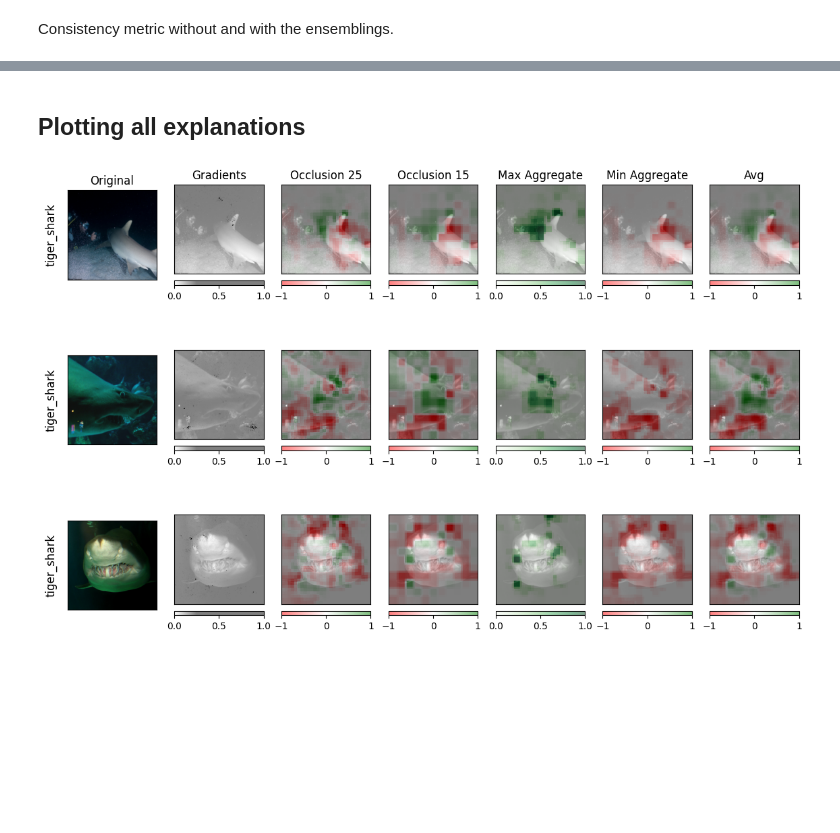
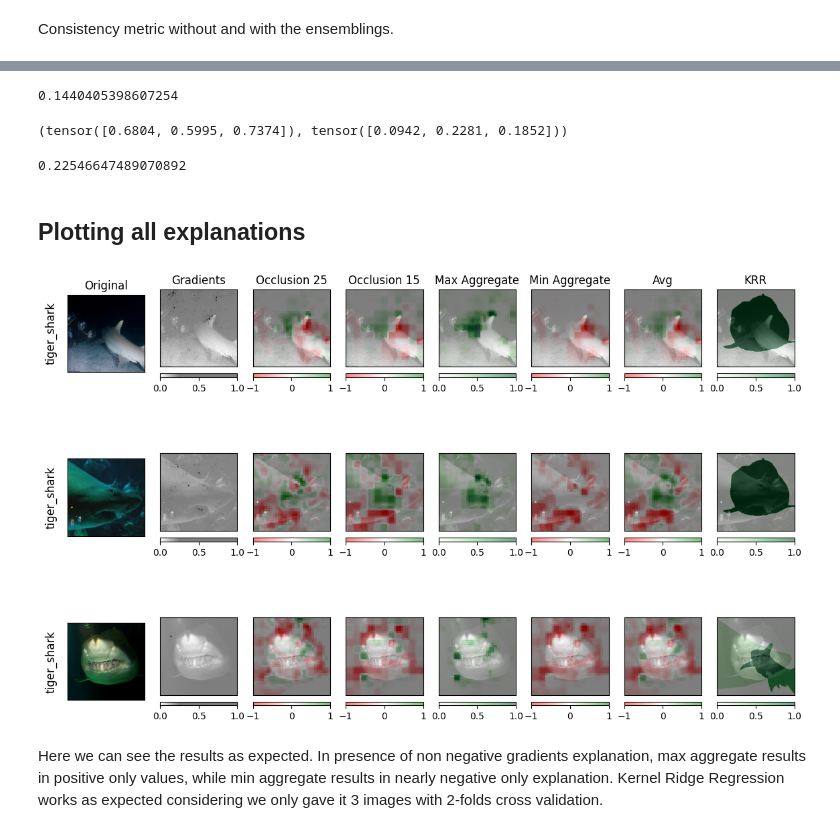
Before and after one commit to MattS0000/XAI_ensemblings_BS_MS, a Jupyter notebook: docs/Example_notebook.ipynb, the cells around one changed output, grey strips where cells are left out. Cells and saved outputs as stored; diff of their text form; code cells hidden in the pictures; blank space fills up the shorter version.

```diff
--- a/docs/Example_notebook.ipynb
+++ b/docs/Example_notebook.ipynb
@@ -258,3 +250,17 @@ explanations_all.shape, tensor_masks.unsqueeze(dim=1).shape
+# %%
+res = Ensemble.supervisedXAI(explanations_all, tensor_masks[:,0], weights='auto', n_folds=2)
+# %%
+Metrics.intersection_over_union(res, tensor_masks)
+# %% [output]
+0.1440405398607254
+# %%
+Metrics.accordance_recall(res, tensor_masks), Metrics.accordance_precision(res, tensor_masks)
+# %% [output]
+(tensor([0.6804, 0.5995, 0.7374]), tensor([0.0942, 0.2281, 0.1852]))
+# %%
+Metrics.confidence_impact_ratio(tensor_images, predict, res, 0.2, 0, compare_to="same_prediction")
+# %% [output]
+0.22546647489070892
 # %% [markdown]
 ## Plotting all explanations
 # %%
@@ -291,7 +297,9 @@ def plot_explanations(images, explanations, columns_names, classes_predicted, me
     plt.show()
 # %%
 predicted_names = [imagenet_classes_dict[str(i.item())][1] for i in preds]
-col_names = ["Original", "Gradients", "Occlusion 25","Occlusion 15", "Max Aggregate", "Min Aggregate", "Avg"]
-plot_explanations(all_images, explanations_all, col_names, predicted_names, method="blended_heat_map")
+col_names = ["Original", "Gradients", "Occlusion 25","Occlusion 15", "Max Aggregate", "Min Aggregate", "Avg", "KRR"]
+plot_explanations(all_images, torch.cat([explanations_all,res.unsqueeze(dim=1)], dim=1), col_names, predicted_names, method="blended_heat_map")
 # %% [output]
-[figure, old version]
+[figure, new version]
+# %% [markdown]
+Here we can see the results as expected. In presence of non negative gradients explanation, max aggregate results in positive only values, while min aggregate results in nearly negative only explanation. Kernel Ridge Regression works as expected considering we only gave it 3 images with 2-folds cross validation.
```
Also changed, not shown: parts of 8 cells of this notebook, 11 other files.
